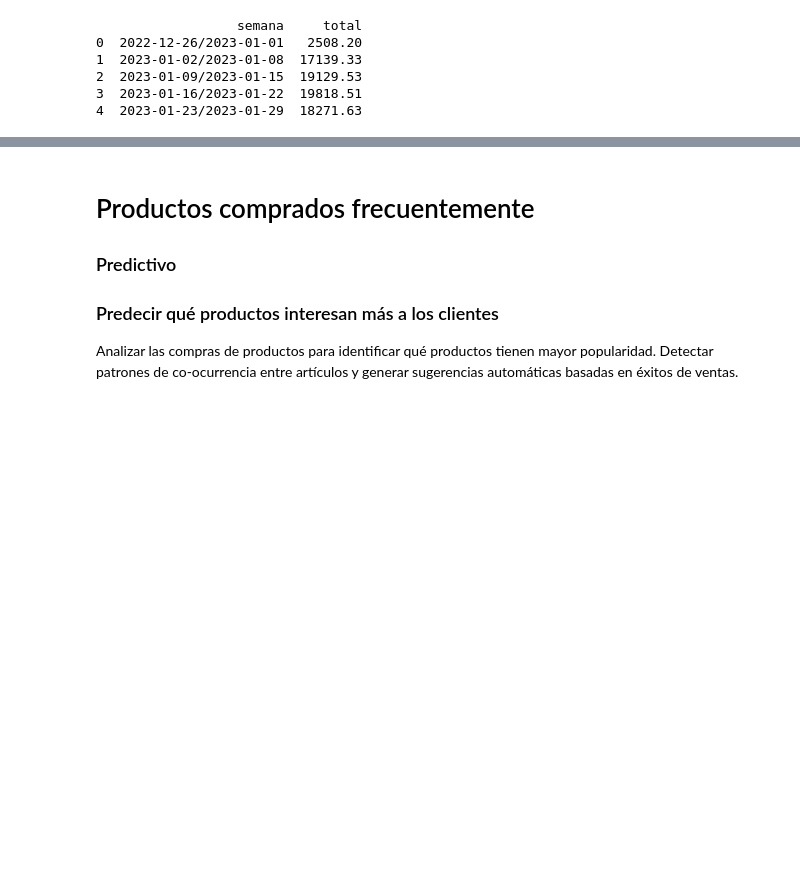
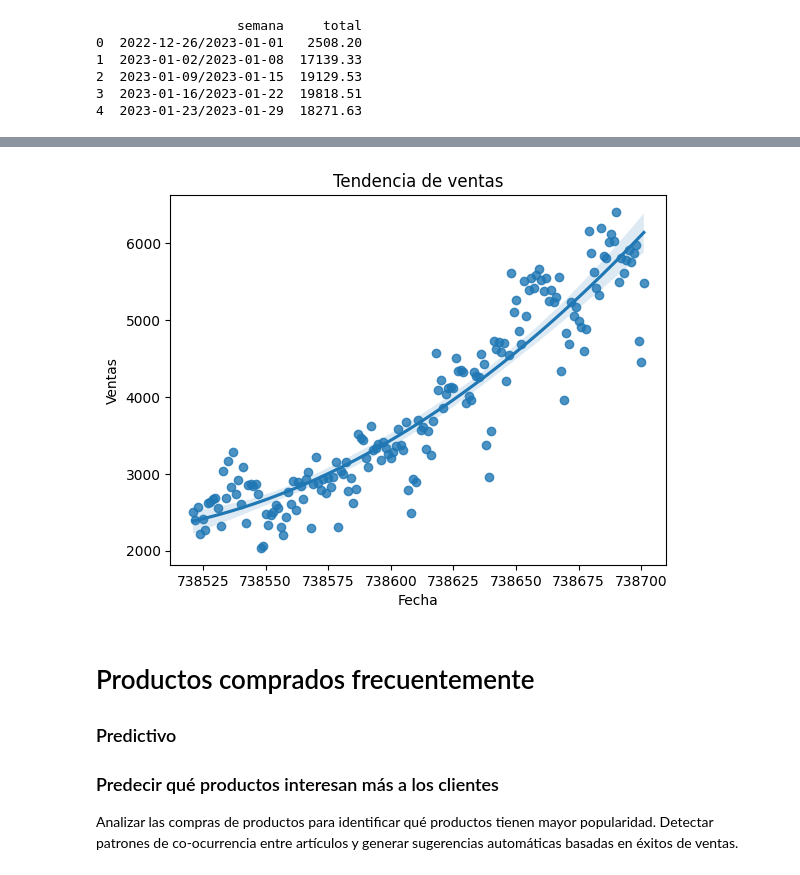
Before and after one commit to cinna-vk/Analisis-en-ventas-de-una-cafeteria, a Jupyter notebook: mineria_PIA.ipynb, the cells around one changed output, grey strips where cells are left out. Drawn from its saved outputs; the diff is of its cells as text; code cells hidden in the pictures; blank space fills up the shorter version.

```diff
--- a/mineria_PIA.ipynb
+++ b/mineria_PIA.ipynb
@@ -288,3 +336,16 @@ print(ventas_semana.head())
+# %%
+# Convertir fechas a número
+ventas_dia['date_int'] = ventas_dia['transaction_date'].map(pd.Timestamp.toordinal)
+
+sns.regplot(data=ventas_dia, x='date_int', y='total', order=2)
+
+plt.title("Tendencia de ventas")
+plt.xlabel("Fecha")
+plt.ylabel("Ventas")
+
+plt.show()
+# %% [output]
+[figure, added]
 # %% [markdown]
 # Productos comprados frecuentemente
 ### Predictivo
```
Also changed, not shown: parts of 29 cells of this notebook.
